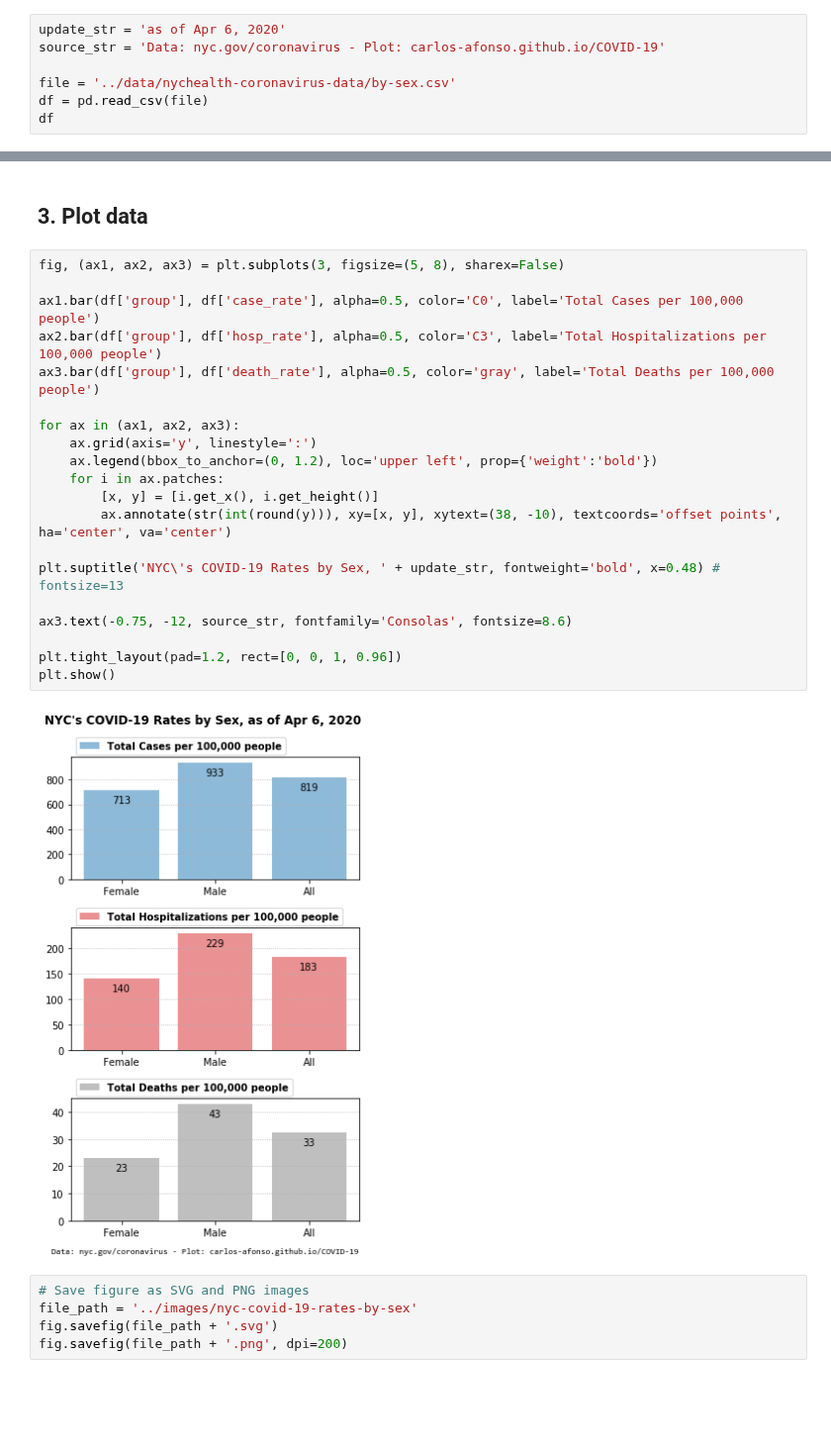
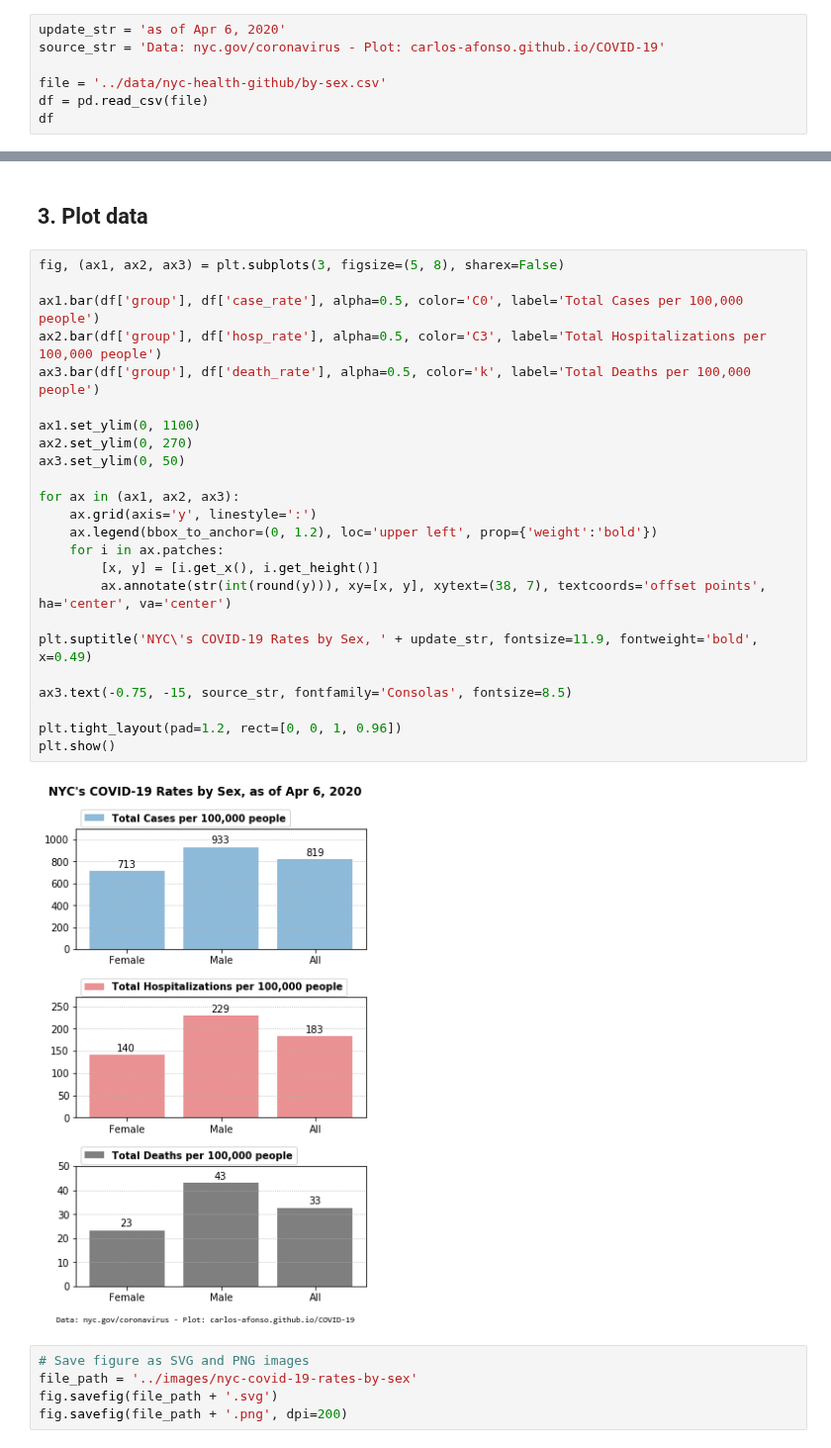
Before and after one commit to carlos-afonso/COVID-19, a Jupyter notebook: notebooks/nyc-covid-19-by-sex.ipynb, the cells around one changed output, grey strips where cells are left out. Shown at 99% size. Cells and saved outputs as stored; diff of their text form; blank space fills up the shorter version.

Commit message:
improves plot

```diff
--- a/notebooks/nyc-covid-19-by-sex.ipynb
+++ b/notebooks/nyc-covid-19-by-sex.ipynb
@@ -13,7 +13,7 @@ Read data from CSV file into Pandas DataFrame.
 update_str = 'as of Apr 6, 2020'
 source_str = 'Data: nyc.gov/coronavirus - Plot: carlos-afonso.github.io/COVID-19'
 
-file = '../data/nychealth-coronavirus-data/by-sex.csv'
+file = '../data/nyc-health-github/by-sex.csv'
 df = pd.read_csv(file)
 df
 # %% [output]
@@ -46,25 +46,29 @@ df
 # %%
 fig, (ax1, ax2, ax3) = plt.subplots(3, figsize=(5, 8), sharex=False)
 
 ax1.bar(df['group'], df['case_rate'], alpha=0.5, color='C0', label='Total Cases per 100,000 people')
 ax2.bar(df['group'], df['hosp_rate'], alpha=0.5, color='C3', label='Total Hospitalizations per 100,000 people')
-ax3.bar(df['group'], df['death_rate'], alpha=0.5, color='gray', label='Total Deaths per 100,000 people')
+ax3.bar(df['group'], df['death_rate'], alpha=0.5, color='k', label='Total Deaths per 100,000 people')
+
+ax1.set_ylim(0, 1100)
+ax2.set_ylim(0, 270)
+ax3.set_ylim(0, 50)
 
 for ax in (ax1, ax2, ax3):
     ax.grid(axis='y', linestyle=':')
     ax.legend(bbox_to_anchor=(0, 1.2), loc='upper left', prop={'weight':'bold'})
     for i in ax.patches:
         [x, y] = [i.get_x(), i.get_height()]
-        ax.annotate(str(int(round(y))), xy=[x, y], xytext=(38, -10), textcoords='offset points', ha='center', va='center')
+        ax.annotate(str(int(round(y))), xy=[x, y], xytext=(38, 7), textcoords='offset points', ha='center', va='center')
 
-plt.suptitle('NYC\'s COVID-19 Rates by Sex, ' + update_str, fontweight='bold', x=0.48) # fontsize=13
+plt.suptitle('NYC\'s COVID-19 Rates by Sex, ' + update_str, fontsize=11.9, fontweight='bold', x=0.49)
 
-ax3.text(-0.75, -12, source_str, fontfamily='Consolas', fontsize=8.6)
+ax3.text(-0.75, -15, source_str, fontfamily='Consolas', fontsize=8.5)
 
 plt.tight_layout(pad=1.2, rect=[0, 0, 1, 0.96])
 plt.show()
 # %% [output]
-[figure, old version]
+[figure, new version]
 # %%
 # Save figure as SVG and PNG images
 file_path = '../images/nyc-covid-19-rates-by-sex'
```
Also changed, not shown: 2 other files.
